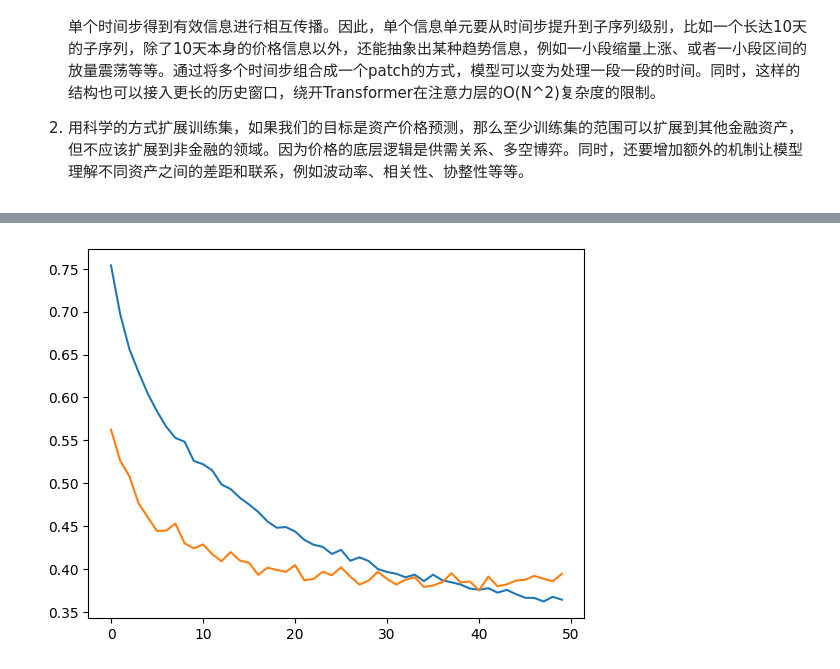
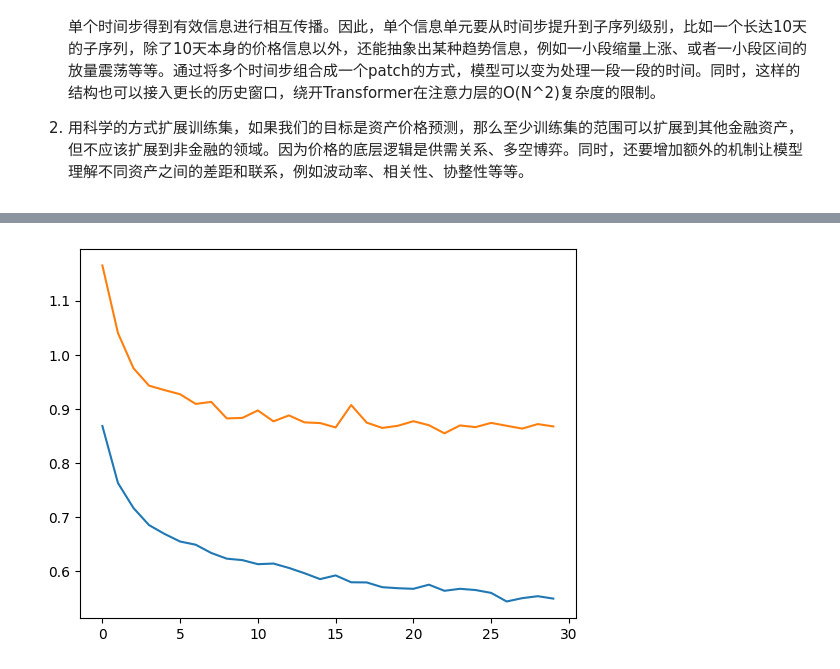
Before and after one commit to FerdinandEoverm/Index_Future_Prediction, a Jupyter notebook: Transformer model/PatchTST_PreTrain.ipynb, the cells around one changed output, grey strips where cells are left out. Cells and saved outputs as stored; diff of their text form; code cells hidden in the pictures.

```diff
--- a/Transformer model/PatchTST_PreTrain.ipynb
+++ b/Transformer model/PatchTST_PreTrain.ipynb
@@ -390,28 +341,28 @@ fig.show()
 # %%
 # 这些参数是两阶段共享的
-
-seq_len = 160
-patch_size = 5
+seq_len = 170
+patch_size = 8
 num_layer = 4
-num_head = 4
+num_head = 8
 d_model = 256
 
-assets_list = ['IH.CFX', 'IF.CFX', 'IC.CFX',]
+assets_list = ['IH.CFX', 'IF.CFX', 'IC.CFX', 'AU.SHF', 'JM.DCE','RB.SHF','HC.SHF', 'I.DCE', 'M.DCE', 'CF.ZCE',]
+# assets_list = ['IH.CFX', 'IF.CFX', 'IC.CFX']
 
-stride = patch_size // 2 # 50% overlap
+stride = 4 # patch_size // 2  奇数再(+1)
 masking_ratio = 0.2
 mask_expand_size = 1
 
 
 # 这些参数是可变的
-batch_size = 32
+batch_size = 128
 
-dropout_1 = 0.5
-dropout_2 = 0.05
+dropout_1 = 0.3
+dropout_2 = 0.3
 dropout_3 = 0.2
 
-learning_rate = 0.0004063346203116716
-weight_decay = 0.0009988629575338828
+learning_rate = 0.0005
+weight_decay = 1e-04
 
 
 # 提取数据
@@ -460,33 +411,33 @@ def epoch():
         x_reconstructed, x_target = model.self_supervised(batch_x)
         loss = loss_fn(x_reconstructed, x_target)
         train_losses.append(loss.item())
         loss.backward()
         optimizer.step()
 
     test_losses = []
     model.eval()
     with torch.no_grad():
         for batch_x, batch_y in test_loader:
             x_reconstructed, x_target = model.self_supervised(batch_x)
             loss = loss_fn(x_reconstructed, x_target)
             test_losses.append(loss.item())
     return np.mean(train_losses), np.mean(test_losses)
 
 def train(epochs = 30):
     train_losses = []
     test_losses = []
     for i in tqdm.tqdm(range(epochs)):
         train_loss, test_loss = epoch()
         train_losses.append(train_loss)
         test_losses.append(test_loss)
         scheduler.step()
     plt.plot(range(epochs), train_losses)
     plt.plot(range(epochs), test_losses)
     plt.show()
     return np.mean(test_losses[-10:])
 
 
-train(50)
-torch.save(model.state_dict(), 'params/self_supervised.params')
+train(30)
+torch.save(model.state_dict(), 'params/self_supervised_allasset.params')
 # %% [output]
-[figure, old version]
+[figure, new version]
```
Also changed, not shown: parts of 15 cells of this notebook, 23 other files.
